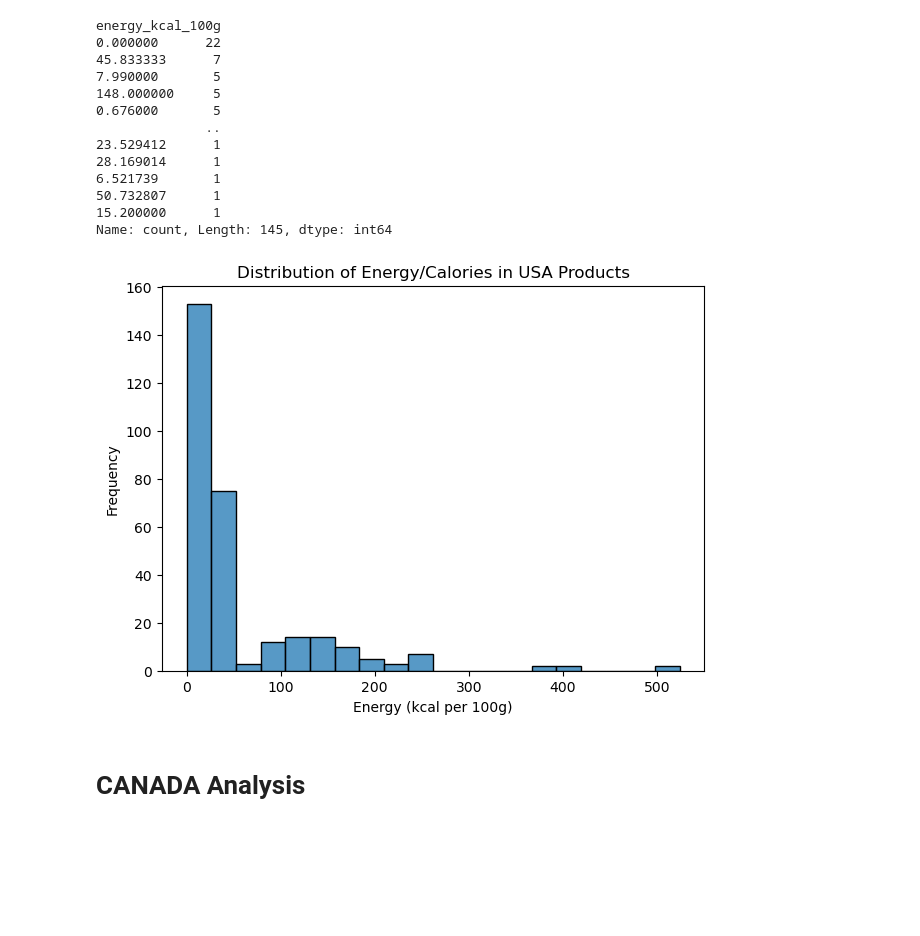
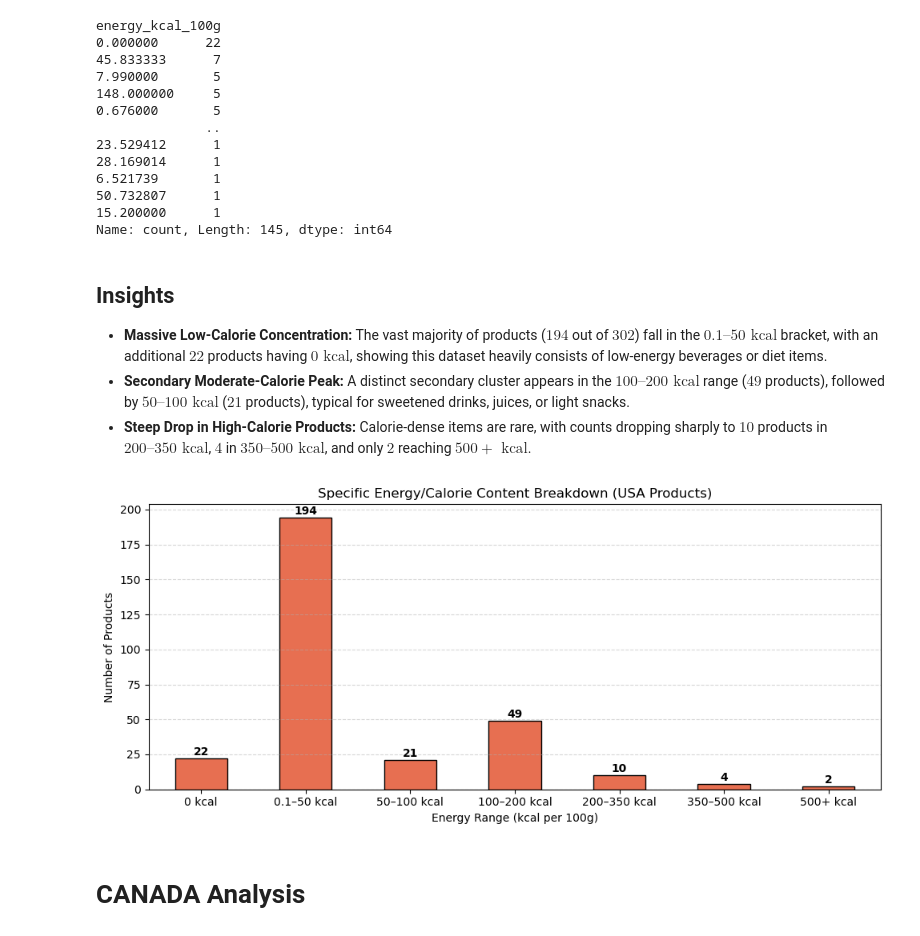
Before and after one commit to Codon-s/cpg-product-intelligence, a Jupyter notebook: AB_MM_analysis.ipynb, the cells around one changed output. Drawn from its saved outputs; the diff is of its cells as text; code cells hidden in the pictures; blank space fills up the shorter version.

```diff
--- a/AB_MM_analysis.ipynb
+++ b/AB_MM_analysis.ipynb
@@ -902,17 +850,37 @@ energy_kcal_100g
 50.732807      1
 15.200000      1
 Name: count, Length: 145, dtype: int64
+# %% [markdown]
+## Insights
+
+* **Massive Low-Calorie Concentration:** The vast majority of products ($194$ out of $302$) fall in the **$0.1\text{–}50\text{ kcal}$** bracket, with an additional $22$ products having **$0\text{ kcal}$**, showing this dataset heavily consists of low-energy beverages or diet items.
+* **Secondary Moderate-Calorie Peak:** A distinct secondary cluster appears in the **$100\text{–}200\text{ kcal}$** range ($49$ products), followed by **$50\text{–}100\text{ kcal}$** ($21$ products), typical for sweetened drinks, juices, or light snacks.
+* **Steep Drop in High-Calorie Products:** Calorie-dense items are rare, with counts dropping sharply to $10$ products in **$200\text{–}350\text{ kcal}$**, $4$ in **$350\text{–}500\text{ kcal}$**, and only $2$ reaching **$500+\text{ kcal}$**.
 # %%
+clean_energy = usass[usass['energy_kcal_100g'].between(0, 900)]['energy_kcal_100g']
 
-plt.figure(figsize=(7, 5))
-sns.histplot(data=usass, x='energy_kcal_100g', bins=20)
+bins = [-0.1, 0, 50, 100, 200, 350, 500, 900]
+labels = ['0 kcal', '0.1–50 kcal', '50–100 kcal', '100–200 kcal', '200–350 kcal', '350–500 kcal', '500+ kcal']
+energy_breakdown = pd.cut(clean_energy, bins=bins, labels=labels).value_counts()[labels]
 
-plt.title('Distribution of Energy/Calories in USA Products')
-plt.xlabel('Energy (kcal per 100g)')
-plt.ylabel('Frequency')
+plt.figure(figsize=(10, 4.5))
+ax = energy_breakdown.plot(kind='bar', color='#e76f51', edgecolor='black')
+
+plt.title('Specific Energy/Calorie Content Breakdown (USA Products)')
+plt.xlabel('Energy Range (kcal per 100g)')
+plt.ylabel('Number of Products')
+plt.xticks(rotation=0)
+plt.grid(axis='y', linestyle='--', alpha=0.5)
+
+for p in ax.patches:
+    val = int(p.get_height())
+    ax.annotate(str(val), (p.get_x() + p.get_width() / 2., val + 0.5),
+                ha='center', va='bottom', fontweight='bold', fontsize=10)
+
+plt.tight_layout()
 plt.show()
 # %% [output]
-[figure, old version]
+[figure, new version]
 # %% [markdown]
 # CANADA Analysis
 # %%
```
Also changed, not shown: parts of 40 cells of this notebook, 1 other file.
